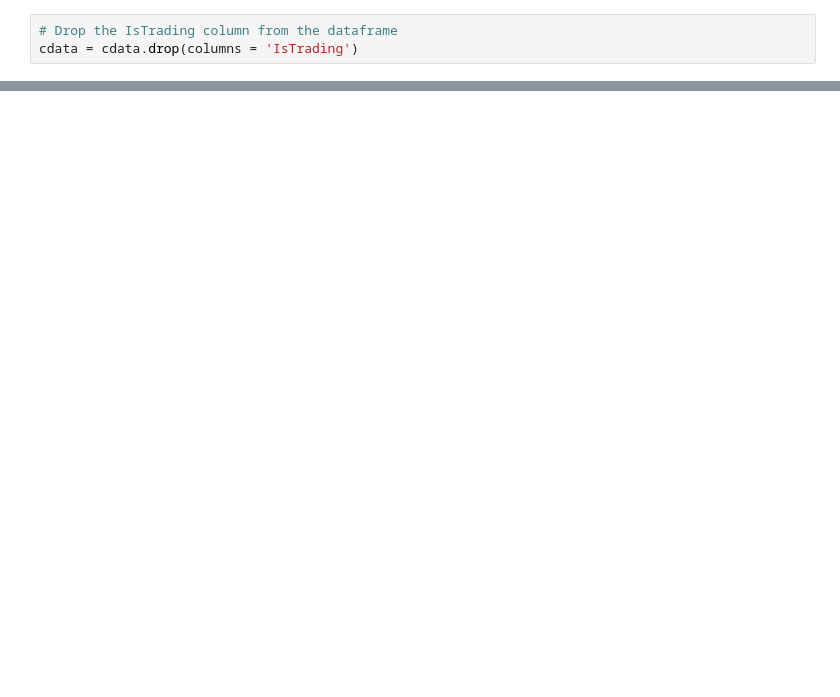
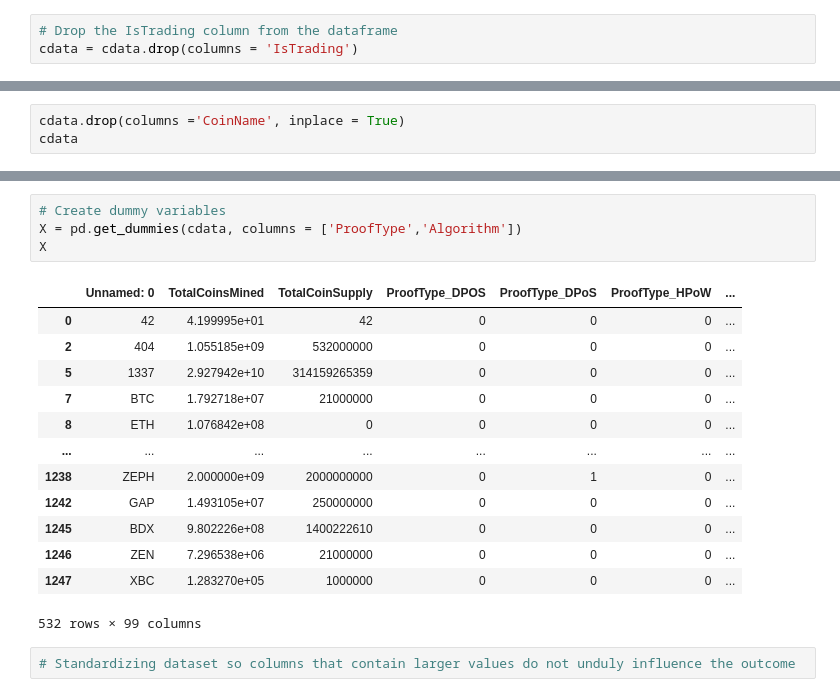
Before and after one commit to Karla-Flores/Cryptocurrency-Clusters----Unsupervised-Machine-Learning, a Jupyter notebook: Untitled.ipynb, the cells around one changed output, grey strips where cells are left out. Saved outputs shown, nothing was run; the diff lists cells and outputs as text; blank space fills up the shorter version.

Commit message:
Creating dummy variables

```diff
--- a/Untitled.ipynb
+++ b/Untitled.ipynb
@@ -173,0 +170,3 @@ dtype: int64
+# %%
+cdata.drop(columns ='CoinName', inplace = True)
+cdata
@@ -173,0 +191,20 @@ dtype: int64
+# %%
+# Create dummy variables
+X = pd.get_dummies(cdata, columns = ['ProofType','Algorithm'])
+X
+# %% [output]
+|  | Unnamed: 0 | TotalCoinsMined | TotalCoinSupply | ProofType_DPOS | ProofType_DPoS | ProofType_HPoW | ... |
+| 0 | 42 | 4.199995e+01 | 42 | 0 | 0 | 0 | ... |
+| 2 | 404 | 1.055185e+09 | 532000000 | 0 | 0 | 0 | ... |
+| 5 | 1337 | 2.927942e+10 | 314159265359 | 0 | 0 | 0 | ... |
+| 7 | BTC | 1.792718e+07 | 21000000 | 0 | 0 | 0 | ... |
+| 8 | ETH | 1.076842e+08 | 0 | 0 | 0 | 0 | ... |
+| ... | ... | ... | ... | ... | ... | ... | ... |
+| 1238 | ZEPH | 2.000000e+09 | 2000000000 | 0 | 1 | 0 | ... |
+| 1242 | GAP | 1.493105e+07 | 250000000 | 0 | 0 | 0 | ... |
+| 1245 | BDX | 9.802226e+08 | 1400222610 | 0 | 0 | 0 | ... |
+| 1246 | ZEN | 7.296538e+06 | 21000000 | 0 | 0 | 0 | ... |
+| 1247 | XBC | 1.283270e+05 | 1000000 | 0 | 0 | 0 | ... |
+532 rows × 99 columns
+# %%
+# Standardizing dataset so columns that contain larger values do not unduly influence the outcome
```
Also changed, not shown: parts of 13 cells of this notebook.
